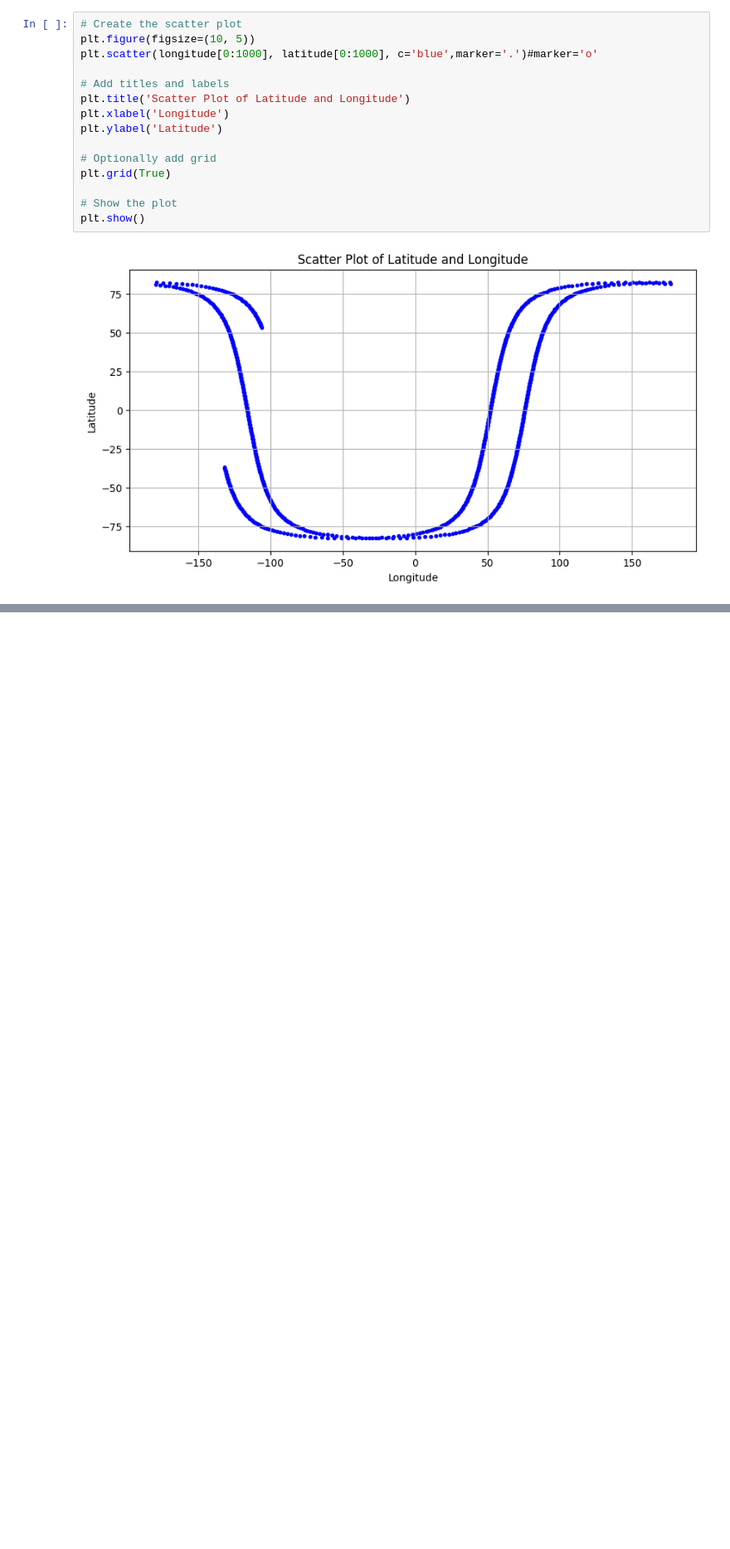
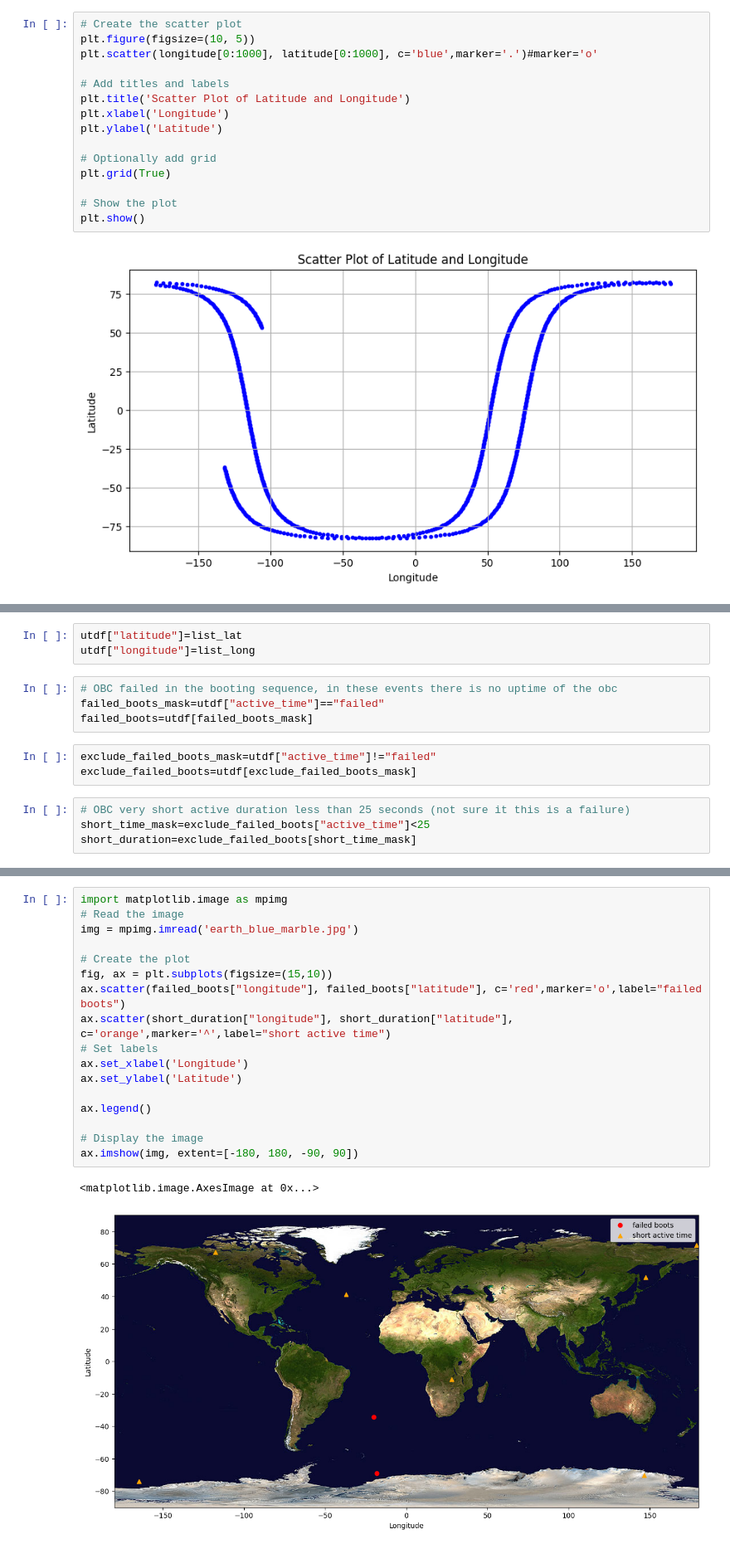
Before and after one commit to estebanfw/telemetry_analysis, a Jupyter notebook: use_orbit_predictor.ipynb, the cells around one changed output, grey strips where cells are left out. Shown at 83% size. Saved outputs shown, nothing was run; the diff lists cells and outputs as text; blank space fills up the shorter version.

```diff
--- a/use_orbit_predictor.ipynb
+++ b/use_orbit_predictor.ipynb
@@ -109,0 +155,14 @@ plt.show()
+# %%
+utdf["latitude"]=list_lat
+utdf["longitude"]=list_long
+# %%
+# OBC failed in the booting sequence, in these events there is no uptime of the obc
+failed_boots_mask=utdf["active_time"]=="failed"
+failed_boots=utdf[failed_boots_mask]
+# %%
+exclude_failed_boots_mask=utdf["active_time"]!="failed"
+exclude_failed_boots=utdf[exclude_failed_boots_mask]
+# %%
+# OBC very short active duration less than 25 seconds (not sure it this is a failure)
+short_time_mask=exclude_failed_boots["active_time"]<25
+short_duration=exclude_failed_boots[short_time_mask]
@@ -109,0 +180,20 @@ plt.show()
+# %%
+import matplotlib.image as mpimg
+# Read the image
+img = mpimg.imread('earth_blue_marble.jpg')
+
+# Create the plot
+fig, ax = plt.subplots(figsize=(15,10))
+ax.scatter(failed_boots["longitude"], failed_boots["latitude"], c='red',marker='o',label="failed boots")
+ax.scatter(short_duration["longitude"], short_duration["latitude"], c='orange',marker='^',label="short active time")
+# Set labels
+ax.set_xlabel('Longitude')
+ax.set_ylabel('Latitude')
+
+ax.legend()
+
+# Display the image
+ax.imshow(img, extent=[-180, 180, -90, 90])
+# %% [output]
+<matplotlib.image.AxesImage at 0x...>
+[figure, added]
```
Also changed, not shown: parts of 7 cells of this notebook, 1 other file.
